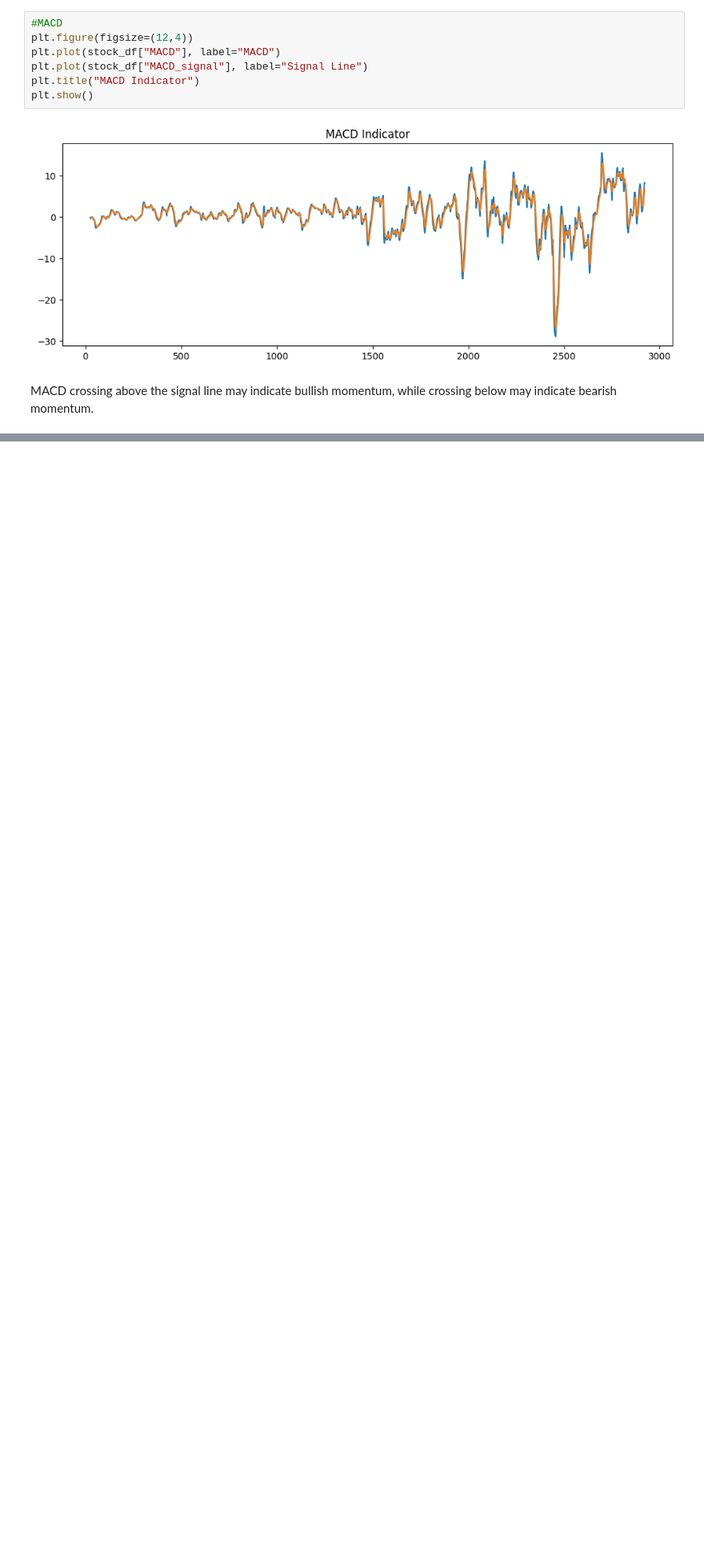
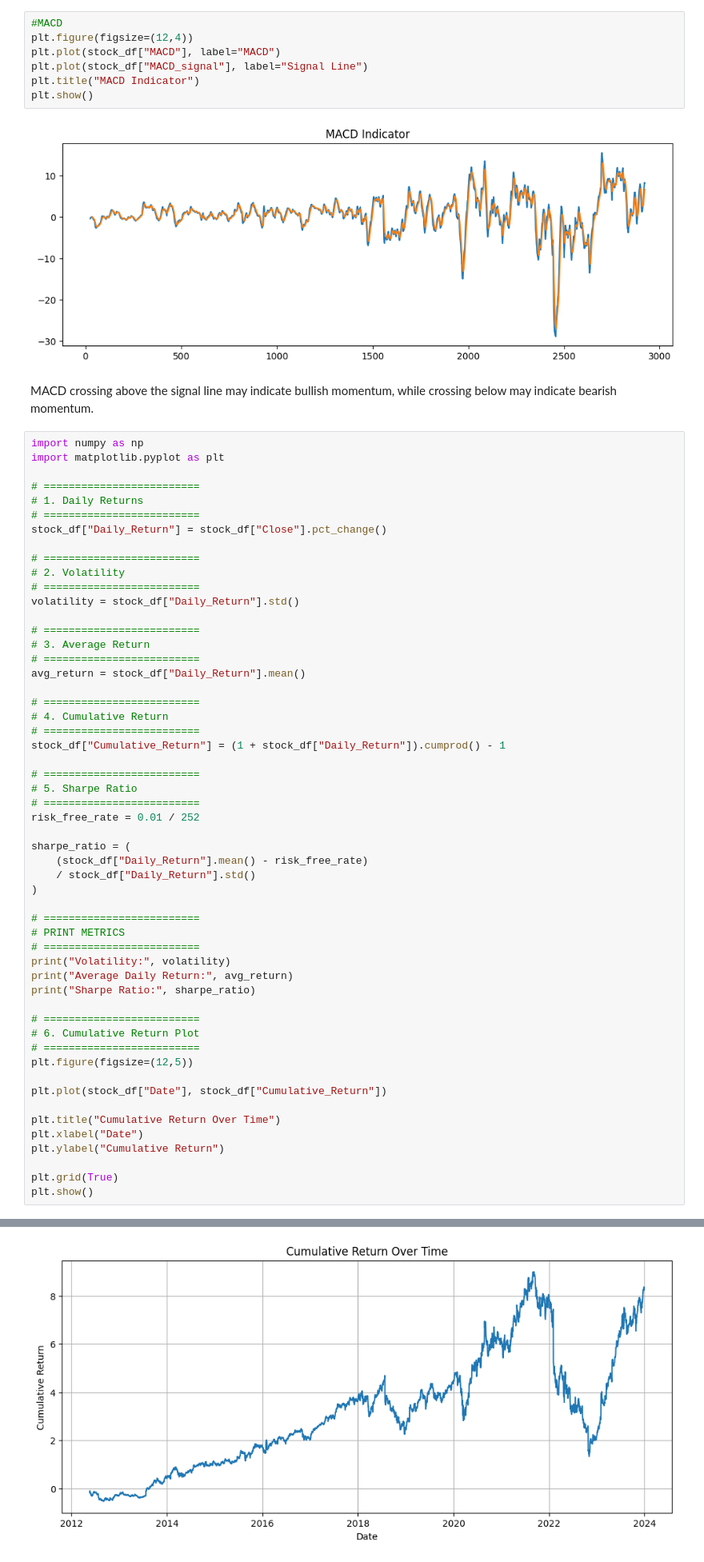
Before and after one commit to senayemekdes/news-sentiment-analysis, a Jupyter notebook: notebooks/02_stock_analysis_META.ipynb, the cells around one changed output, grey strips where cells are left out. Shown at 80% size. Cells and saved outputs as stored; diff of their text form; blank space fills up the shorter version.

```diff
--- a/notebooks/02_stock_analysis_META.ipynb
+++ b/notebooks/02_stock_analysis_META.ipynb
@@ -117,3 +117,58 @@ plt.show()
 [figure]
 # %% [markdown]
 MACD crossing above the signal line may indicate bullish momentum, while crossing below may indicate bearish momentum.
+# %%
+import numpy as np
+import matplotlib.pyplot as plt
+
+# =========================
+# 1. Daily Returns
+# =========================
+stock_df["Daily_Return"] = stock_df["Close"].pct_change()
+
+# =========================
+# 2. Volatility
+# =========================
+volatility = stock_df["Daily_Return"].std()
+
+# =========================
+# 3. Average Return
+# =========================
+avg_return = stock_df["Daily_Return"].mean()
+
+# =========================
+# 4. Cumulative Return
+# =========================
+stock_df["Cumulative_Return"] = (1 + stock_df["Daily_Return"]).cumprod() - 1
+
+# =========================
+# 5. Sharpe Ratio
+# =========================
+risk_free_rate = 0.01 / 252
+
+sharpe_ratio = (
+    (stock_df["Daily_Return"].mean() - risk_free_rate)
+    / stock_df["Daily_Return"].std()
+)
+
+# =========================
+# PRINT METRICS
+# =========================
+print("Volatility:", volatility)
+print("Average Daily Return:", avg_return)
+print("Sharpe Ratio:", sharpe_ratio)
+
+# =========================
+# 6. Cumulative Return Plot
+# =========================
+plt.figure(figsize=(12,5))
+
+plt.plot(stock_df["Date"], stock_df["Cumulative_Return"])
+
+plt.title("Cumulative Return Over Time")
+plt.xlabel("Date")
+plt.ylabel("Cumulative Return")
+
+plt.grid(True)
+plt.show()
+# %% [output]
@@ -119,0 +178 @@ MACD crossing above the signal line may indicate bullish momentum, while crossin
+[figure, added]
```
Also changed, not shown: parts of 1 cell of this notebook, 4 other files.
